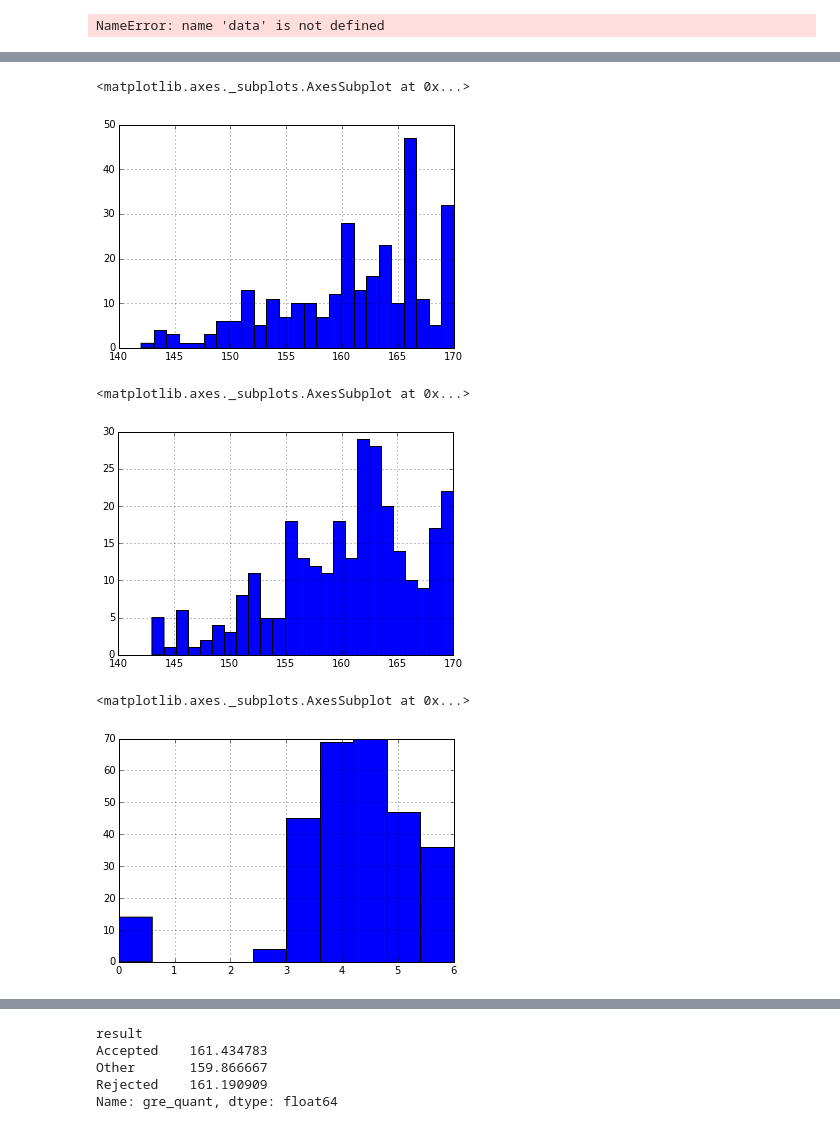
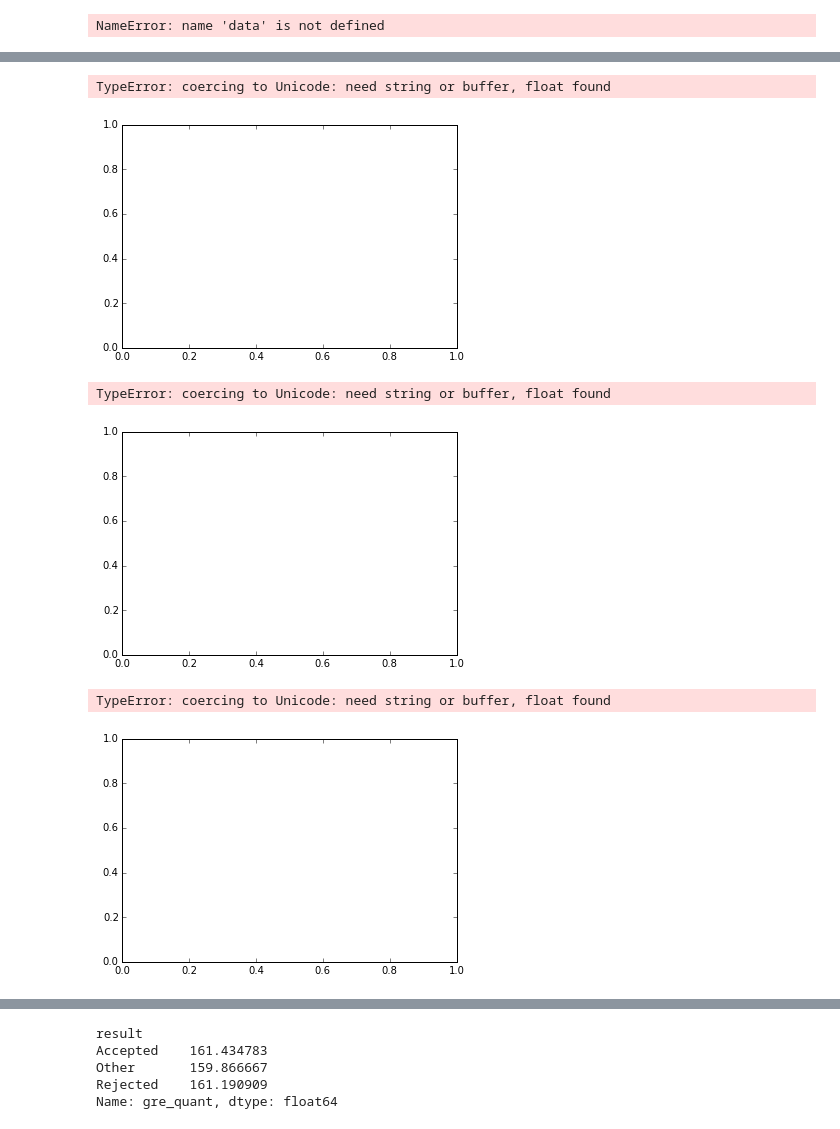
Before and after one commit to gm758/GradStats, a Jupyter notebook: scrapping.ipynb, the cells around one changed output, grey strips where cells are left out. Drawn from its saved outputs; the diff is of its cells as text; code cells hidden in the pictures.

Commit message:
reading in data frame from sql

```diff
--- a/scrapping.ipynb
+++ b/scrapping.ipynb
@@ -245,3 +245,7 @@ http://thegradcafe.com/survey/index.php?q=y*&t=a&o=&pp=250
 z
 http://thegradcafe.com/survey/index.php?q=z*&t=a&o=&pp=250
 NameError: name 'data' is not defined
+# %%
+con = sqlite3.connect("graddata.db")
+df = pd.read_sql("SELECT * from data", con)
+print df.head()
@@ -248,19 +273,19 @@ NameError: name 'data' is not defined
 # %%
 #beautify these graphs in the future
-df.gre_quant.hist(bins = 25)
+df.gre_q.hist(bins = 25)
 # %% [output]
-<matplotlib.axes._subplots.AxesSubplot at 0x...>
+TypeError: coercing to Unicode: need string or buffer, float found
-[figure, old version]
+[figure, new version]
 # %%
-df.gre_verbal.hist(bins = 25)
+df.gre_v.hist(bins = 25)
 # %% [output]
-<matplotlib.axes._subplots.AxesSubplot at 0x...>
+TypeError: coercing to Unicode: need string or buffer, float found
-[figure, old version]
+[figure, new version]
 # %%
-df.gre_writ.hist()
+df.gre_w.hist()
 # %% [output]
-<matplotlib.axes._subplots.AxesSubplot at 0x...>
+TypeError: coercing to Unicode: need string or buffer, float found
-[figure, old version]
+[figure, new version]
 # %%
 df.gpa.hist(bins = 25)
 # %% [output]
```
Also changed, not shown: parts of 3 cells of this notebook.
